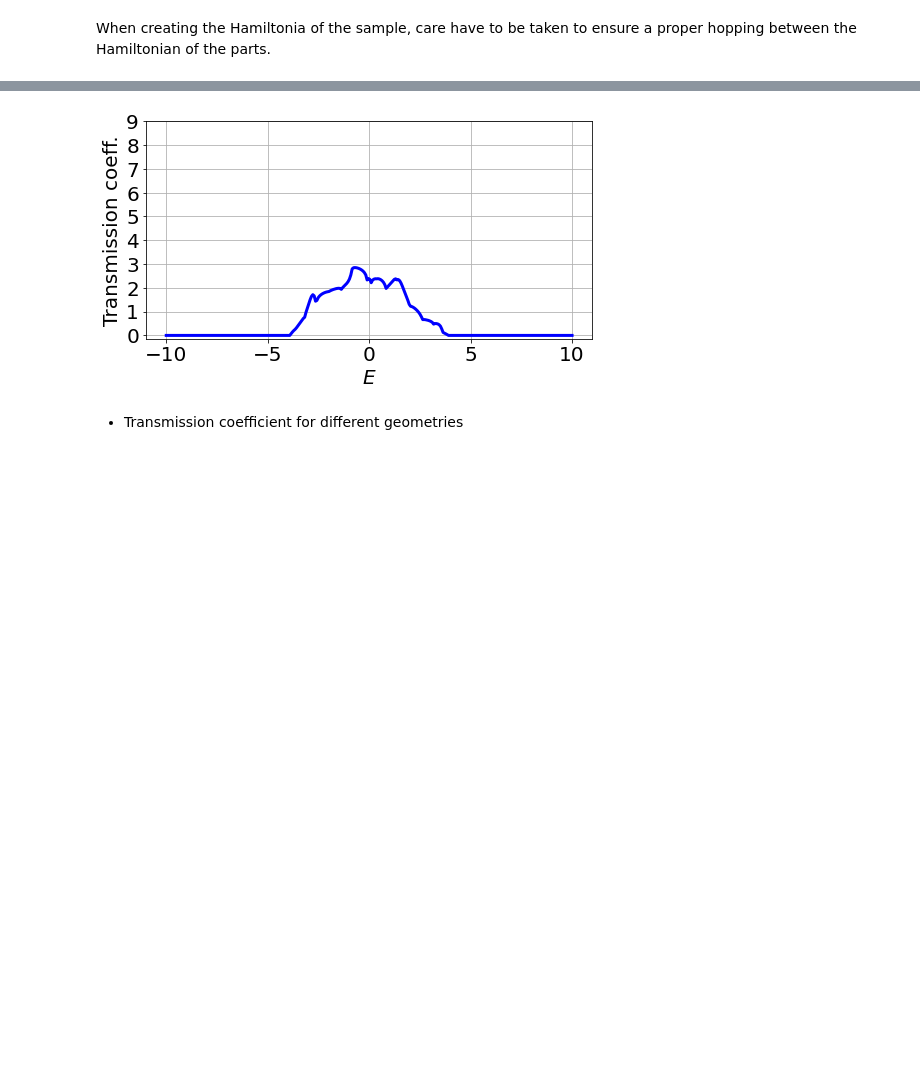
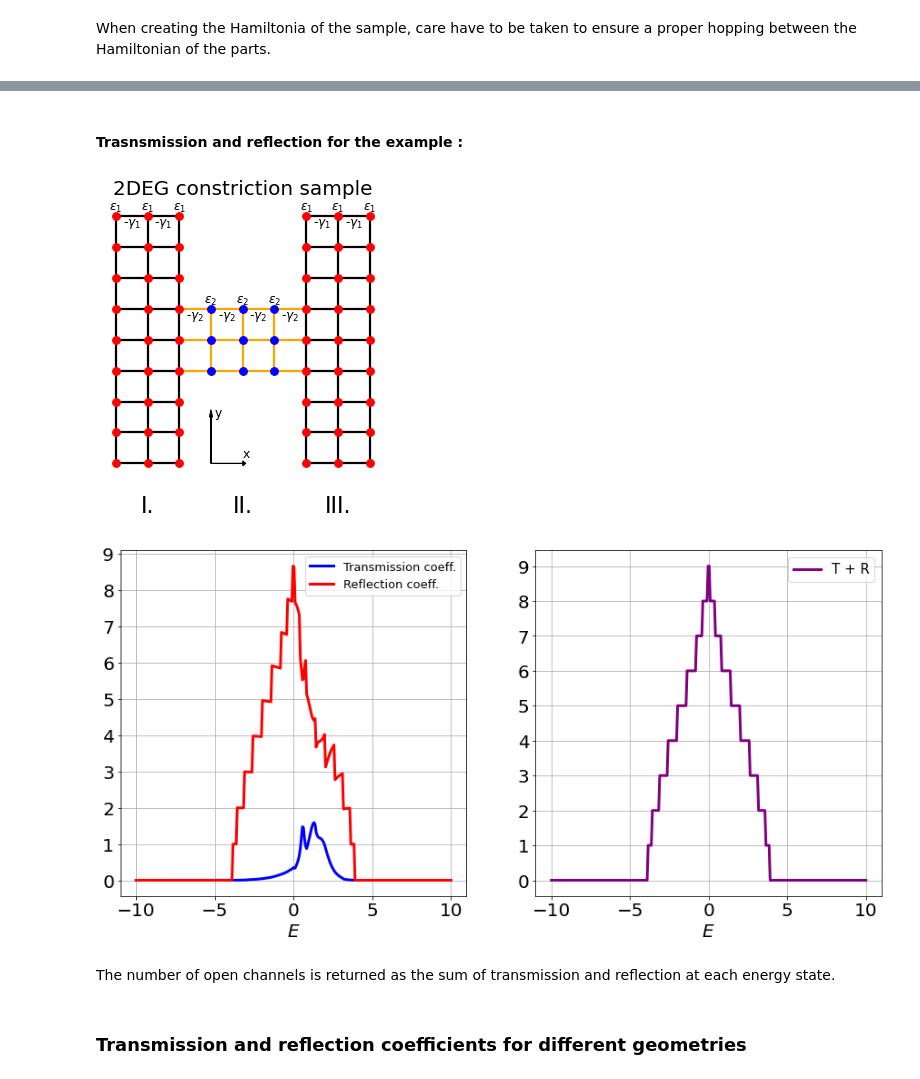
Before and after one commit to kuplung98/Quantum_transport, a Jupyter notebook: quantum_transport_2DEG_constriction.ipynb, the cells around one changed output, grey strips where cells are left out. Cells and saved outputs as stored; diff of their text form; code cells hidden in the pictures; blank space fills up the shorter version.

```diff
--- a/quantum_transport_2DEG_constriction.ipynb
+++ b/quantum_transport_2DEG_constriction.ipynb
@@ -404,6 +401,18 @@ From the Green's function the transmission element, transmission amplitudo of th
 Where $ \alpha, \beta $ are the indices of the leads and $p, q$ are the indices of the cahenels in the leads. (+ toward the scatter range, -  from the scatter range ). The quantities $v_n^{\mu},\ |\mu_n>,\ <\tilde{\mu}_p|,\ \nu$ can be found in the note http://oroszl.web.elte.hu/mezo/OL_lecture_notes-1.pdf
 # %%
 def Two_DEG_const(E0,E01,gamma,gamma2,Nx,Ny,Ntx,Nty,ene):
+
+    '''
+    Nx: number of o.p in x direction, in I. and III. part
+    Ny: number of o.p in y direction, in I. and III. part
+    Ntx: number of o.p in x direction, in II. part
+    Nty: number of o.p in y direction, in II. part
+    E0: onsite potential in I., III. part and semi-infinite leads
+    E01: onsite potential in II. part
+    gamma: hopping in I., III. part and semi-infinite leads
+    gamma1: hopping in II. part
+    ene: energy state
+    '''
 
     if Ntx < 3:
         return(print('Ntx must be >/= 3!'))
@@ -520,6 +529,14 @@ def Two_DEG_const(E0,E01,gamma,gamma2,Nx,Ny,Ntx,Nty,ene):
         G[dim:2*dim,:dim]*L_l.V*                                    \
         L_l.vec_right_open*matrix(diag(1/sqrt(abs(L_l.vg_right_open))))
 
-        return trace(t*t.H)
+        r=matrix(diag(sqrt(abs(L_r.vg_left_open))))*L_r.vec_left_dual_open*      \
+        (G[:dim,:dim]*L_l.V-eye(dim))*                                         \
+        L_l.vec_right_open*matrix(diag(1/sqrt(abs(L_l.vg_right_open))))
+
+
+
+        return trace(t*t.H), trace(r*r.H)
+# %% [markdown]
+#### Trasnsmission and reflection for the example :
 # %%
 # Generate transmission , the example construction
@@ -529,14 +546,37 @@ TR=[]
 for E in erange:
     TR.append(Two_DEG_const(E0,E01,gamma,gamma2,Nx,Ny,Ntx,Nty,E))
 kran=linspace(-pi,pi,1000)
-# %%
-plot(erange,real(TR),lw=3,color='blue')
-xticks(linspace(-10,10,5),fontsize=20);
-xlabel(r'$E$',fontsize=20)
-ylabel('Transmission coeff.',fontsize=20)
-yticks(linspace(0,Ny,Ny+1),fontsize=20)
-grid()
-# %% [output]
-[figure, removed]
+# %%
+illustrate(Nx,Ny,Ntx,Nty,E0,E01,gamma,gamma2)
+
+fig = plt.figure(figsize=(15,7))
+
+plt.subplot(1,2,1)
+plot(erange,real(TR)[:,0], lw=3,label='Transmission coeff.', color='blue')
+xticks(linspace(-10,10,5),fontsize=20);
+xlabel(r'$E$',fontsize=20)
+#ylabel('Transmission coeff.',fontsize=20)
+yticks(linspace(0,Ny,Ny+1),fontsize=20)
+
+plot(erange,real(TR)[:,1], lw=3,label='Reflection coeff.', color='red')
+
+
+plt.legend(fontsize=13)
+grid()
+
+plt.subplot(1,2,2)
+plot(erange,real(TR)[:,0]+real(TR)[:,1], lw=3,label='T + R', color='purple')
+xticks(linspace(-10,10,5),fontsize=20);
+xlabel(r'$E$',fontsize=20)
+#ylabel('Transmission coeff.',fontsize=20)
+yticks(linspace(0,Ny,Ny+1),fontsize=20)
+
+plt.legend(fontsize=15)
+grid()
+# %% [output]
+[figure, added]
+[figure, added]
+# %% [markdown]
+The number of open channels is returned as the sum of transmission and reflection at each energy state.
 # %% [markdown]
-- Transmission coefficient for different geometries
+### Transmission and reflection coefficients for different geometries
```
Also changed, not shown: parts of 20 cells of this notebook.
